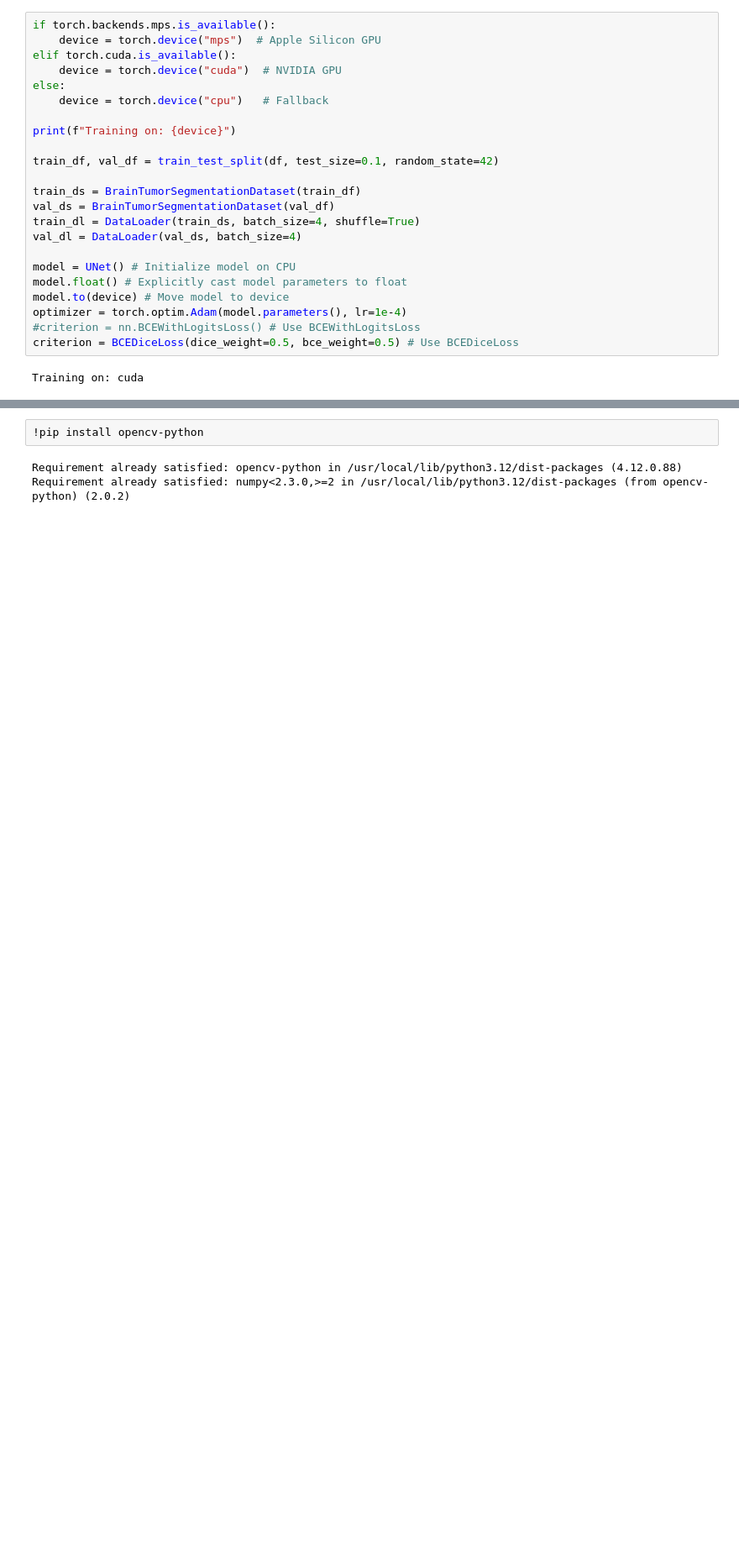
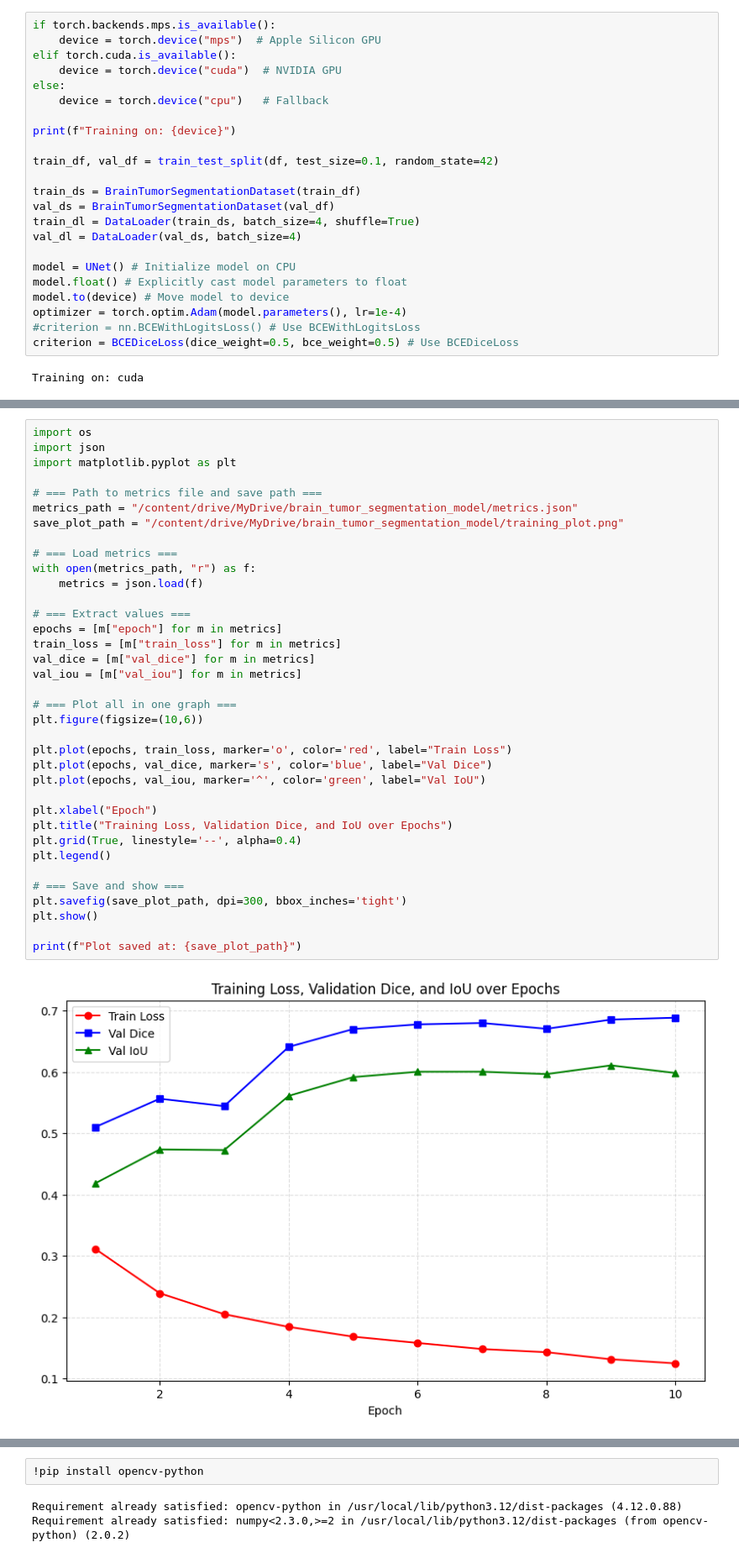
Before and after one commit to arsudheesh/brain_tumor_dataset, a Jupyter notebook: brain_tumor_segmentation.ipynb, the cells around one changed output, grey strips where cells are left out. Shown at 84% size. Drawn from its saved outputs; the diff is of its cells as text; blank space fills up the shorter version.

```diff
--- a/brain_tumor_segmentation.ipynb
+++ b/brain_tumor_segmentation.ipynb
@@ -457,0 +510,38 @@ Model saved to /content/drive/My Drive/model/brain_tumor_segmentation_model.mode
+# %%
+import os
+import json
+import matplotlib.pyplot as plt
+
+# === Path to metrics file and save path ===
+metrics_path = "/content/drive/MyDrive/brain_tumor_segmentation_model/metrics.json"
+save_plot_path = "/content/drive/MyDrive/brain_tumor_segmentation_model/training_plot.png"
+
+# === Load metrics ===
+with open(metrics_path, "r") as f:
+    metrics = json.load(f)
+
+# === Extract values ===
+epochs = [m["epoch"] for m in metrics]
+train_loss = [m["train_loss"] for m in metrics]
+val_dice = [m["val_dice"] for m in metrics]
+val_iou = [m["val_iou"] for m in metrics]
+
+# === Plot all in one graph ===
+plt.figure(figsize=(10,6))
+
+plt.plot(epochs, train_loss, marker='o', color='red', label="Train Loss")
+plt.plot(epochs, val_dice, marker='s', color='blue', label="Val Dice")
+plt.plot(epochs, val_iou, marker='^', color='green', label="Val IoU")
+
+plt.xlabel("Epoch")
+plt.title("Training Loss, Validation Dice, and IoU over Epochs")
+plt.grid(True, linestyle='--', alpha=0.4)
+plt.legend()
+
+# === Save and show ===
+plt.savefig(save_plot_path, dpi=300, bbox_inches='tight')
+plt.show()
+
+print(f"Plot saved at: {save_plot_path}")
+# %% [output]
+[figure, added]
```
Also changed, not shown: parts of 5 cells of this notebook.
